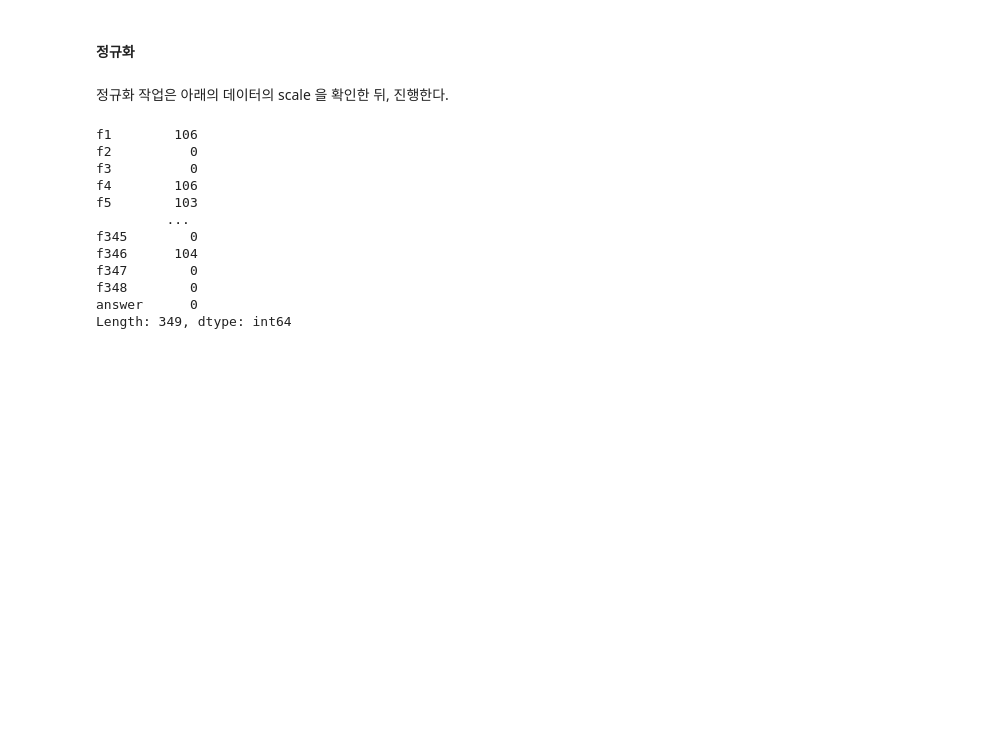
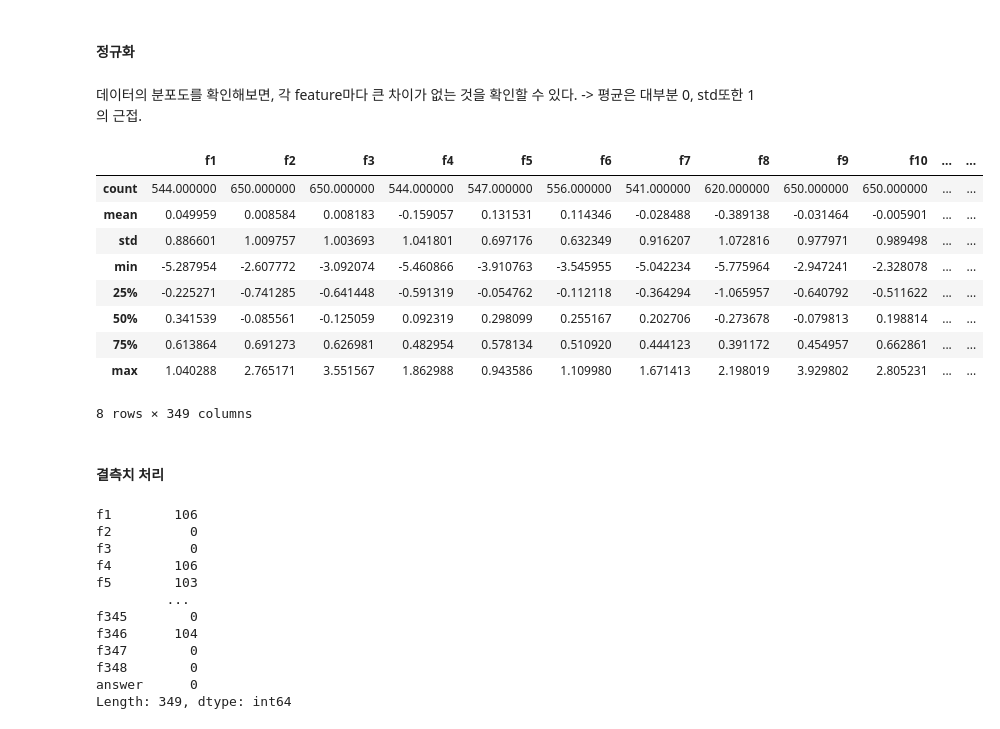
Before and after one commit to han-0315/-, a Jupyter notebook: 기말고사과제/Practice Code.ipynb, the cells around one changed output. Drawn from its saved outputs; the diff is of its cells as text; code cells hidden in the pictures; blank space fills up the shorter version.

```diff
--- a/기말고사과제/Practice Code.ipynb
+++ b/기말고사과제/Practice Code.ipynb
@@ -220,5 +209,3 @@ f274     1.343837
 dtype: float64
 # %% [markdown]
 #### 정규화
-# %% [markdown]
-정규화 작업은 아래의 데이터의 scale 을 확인한 뒤, 진행한다.
@@ -240,0 +212,15 @@ dtype: float64
+# %% [markdown]
+데이터의 분포도를 확인해보면, 각 feature마다 큰 차이가 없는 것을 확인할 수 있다. -> 평균은 대부분 0, std또한 1의 근접.
+# %%
+data.describe()
+# %% [output]
+|  | f1 | f2 | f3 | f4 | f5 | f6 | f7 | f8 | f9 | f10 | ... | ... |
+| count | 544.000000 | 650.000000 | 650.000000 | 544.000000 | 547.000000 | 556.000000 | 541.000000 | 620.000000 | 650.000000 | 650.000000 | ... | ... |
+| mean | 0.049959 | 0.008584 | 0.008183 | -0.159057 | 0.131531 | 0.114346 | -0.028488 | -0.389138 | -0.031464 | -0.005901 | ... | ... |
+| std | 0.886601 | 1.009757 | 1.003693 | 1.041801 | 0.697176 | 0.632349 | 0.916207 | 1.072816 | 0.977971 | 0.989498 | ... | ... |
+| min | -5.287954 | -2.607772 | -3.092074 | -5.460866 | -3.910763 | -3.545955 | -5.042234 | -5.775964 | -2.947241 | -2.328078 | ... | ... |
+| 25% | -0.225271 | -0.741285 | -0.641448 | -0.591319 | -0.054762 | -0.112118 | -0.364294 | -1.065957 | -0.640792 | -0.511622 | ... | ... |
+| 50% | 0.341539 | -0.085561 | -0.125059 | 0.092319 | 0.298099 | 0.255167 | 0.202706 | -0.273678 | -0.079813 | 0.198814 | ... | ... |
+| 75% | 0.613864 | 0.691273 | 0.626981 | 0.482954 | 0.578134 | 0.510920 | 0.444123 | 0.391172 | 0.454957 | 0.662861 | ... | ... |
+| max | 1.040288 | 2.765171 | 3.551567 | 1.862988 | 0.943586 | 1.109980 | 1.671413 | 2.198019 | 3.929802 | 2.805231 | ... | ... |
+8 rows × 349 columns
@@ -241,3 +235,5 @@ dtype: float64
+# %% [markdown]
+#### 결측치 처리
 # %%
 pd.isnull(data).sum()
 # %% [output]
```
Also changed, not shown: parts of 50 cells of this notebook, 3 other files.
